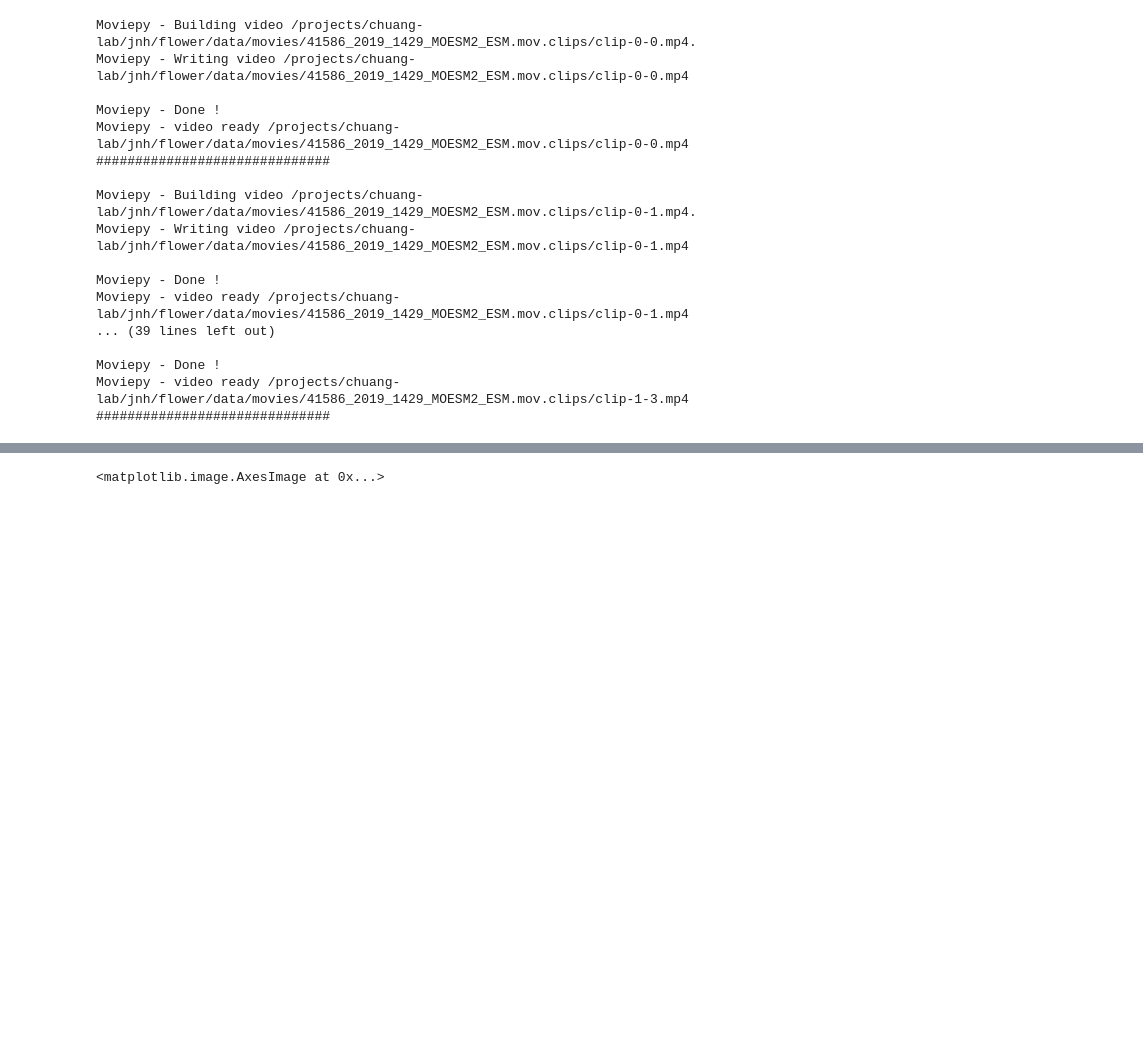
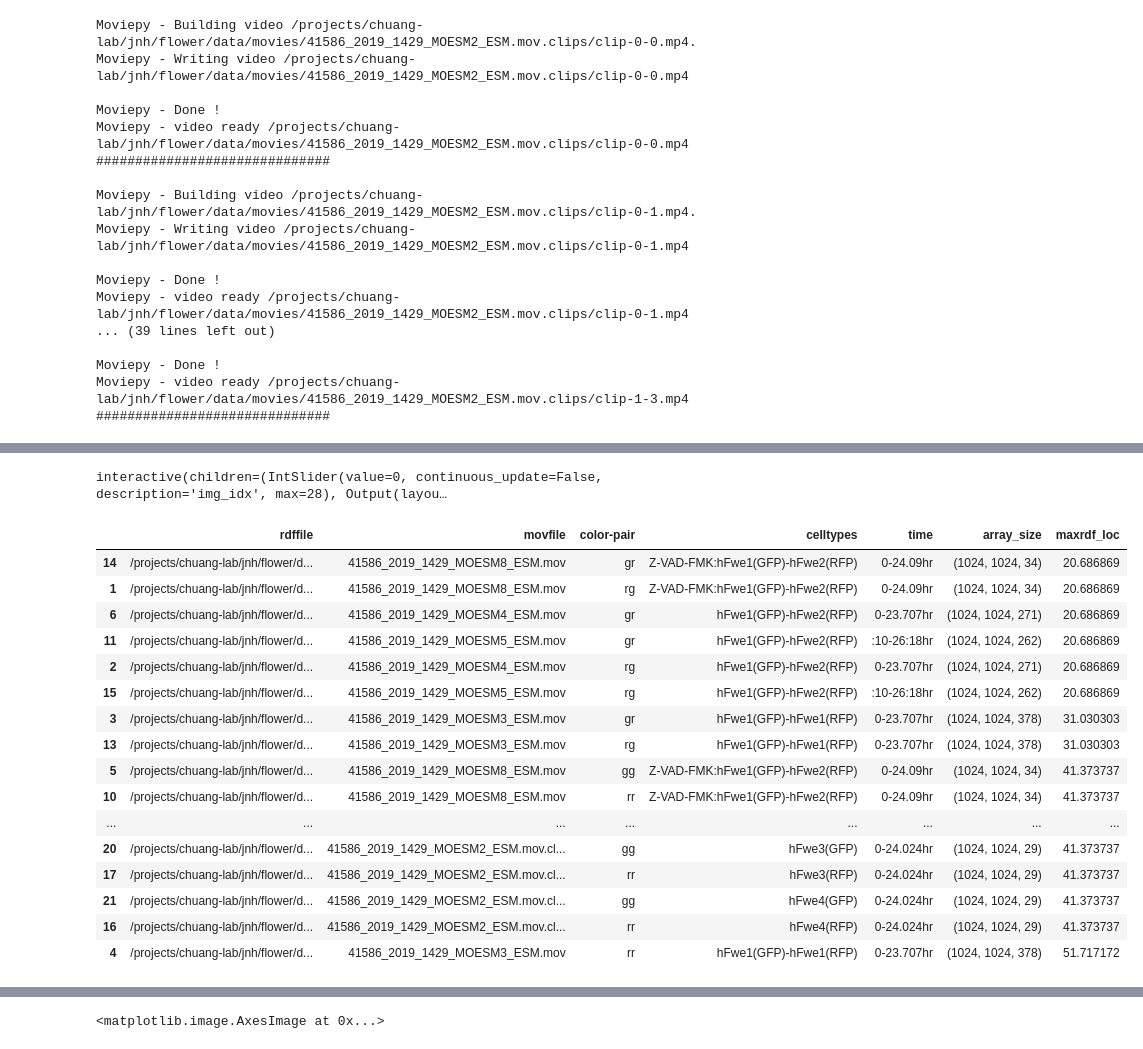
Before and after one commit to javadnoorb/flowermodel, a Jupyter notebook: notebooks/2019-08-30-flower-data-analysis-MOESM2.ipynb, the cells around one changed output, grey strips where cells are left out. Drawn from its saved outputs; the diff is of its cells as text; code cells hidden in the pictures; blank space fills up the shorter version.

```diff
--- a/notebooks/2019-08-30-flower-data-analysis-MOESM2.ipynb
+++ b/notebooks/2019-08-30-flower-data-analysis-MOESM2.ipynb
@@ -54,0 +146,16 @@ filename = '/projects/chuang-lab/jnh/flower/data/movies/41586_2019_1429_MOESM2_E
+# %%
+filename = '../data/movies/{:s}'.format(moviefile)
+vid = imageio.get_reader(filename,  'ffmpeg')
+
+def f(img_idx):
+    plotting.plot_blob_overlay(vid, img_idx, blobs);
+
+interactive_plot = widgets.interactive(f, img_idx=widgets.IntSlider(
+    min=0, max=vid.count_frames()-1, continuous_update=False))
+
+output = interactive_plot.children[-1]
+output.layout.height = '550px'
+output.layout.width = '550px'
+interactive_plot
+# %% [output]
+interactive(children=(IntSlider(value=0, continuous_update=False, description='img_idx', max=28), Output(layou…
@@ -54,0 +172,46 @@ filename = '/projects/chuang-lab/jnh/flower/data/movies/41586_2019_1429_MOESM2_E
+# %%
+data_path = '/projects/chuang-lab/jnh/flower/data'
+clipmeta = pd.read_csv('clip-metadata.txt', sep='\t')
+# def get_vid_shape(filename):
+#     vid = imageio.get_reader(filename,  'ffmpeg')
+#     return (*vid.get_data(0).shape[:2], vid.count_frames())
+
+# clipmeta['array_size'] = clipmeta['movfile'].apply(
+#     lambda x: get_vid_shape(os.path.join(data_path, 'movies', x)))
+
+# clipmeta.to_csv('clip-metadata.txt', index=False, sep='\t')
+
+rdffiles = glob.glob(os.path.join(data_path, 'blobs/*.color_*.csv'))
+rdffiles += glob.glob(os.path.join(data_path, 'blobs/*/*.color_*.csv'))
+rdffiles = pd.DataFrame(rdffiles, columns=['rdffile'])
+# p = re.compile('41586_2019_1429_MOESM._ESM\.mov')
+p = re.compile('(41586_2019_1429_MOESM\d_ESM.*)\.blob.rdf.color_(..)\.csv')
+rdffiles['movfile'] = rdffiles['rdffile'].map(lambda x: re.search(p, x)[1])
+rdffiles['color-pair'] = rdffiles['rdffile'].map(lambda x: re.search(p, x)[2])
+rdffiles = pd.merge(rdffiles, clipmeta, on='movfile', how='left')
+
+def get_maxrdf_loc(rdf_file):
+    rdf = pd.read_csv(rdf_file, index_col=0)
+    return float(rdf.mean().idxmax())
+
+rdffiles['maxrdf_loc'] = rdffiles['rdffile'].map(get_maxrdf_loc)
+# %%
+rdffiles.sort_values(['maxrdf_loc', 'celltypes', 'color-pair'])
+# %% [output]
+|  | rdffile | movfile | color-pair | celltypes | time | array_size | maxrdf_loc |
+| 14 | /projects/chuang-lab/jnh/flower/d... | 41586_2019_1429_MOESM8_ESM.mov | gr | Z-VAD-FMK:hFwe1(GFP)-hFwe2(RFP) | 0-24.09hr | (1024, 1024, 34) | 20.686869 |
+| 1 | /projects/chuang-lab/jnh/flower/d... | 41586_2019_1429_MOESM8_ESM.mov | rg | Z-VAD-FMK:hFwe1(GFP)-hFwe2(RFP) | 0-24.09hr | (1024, 1024, 34) | 20.686869 |
+| 6 | /projects/chuang-lab/jnh/flower/d... | 41586_2019_1429_MOESM4_ESM.mov | gr | hFwe1(GFP)-hFwe2(RFP) | 0-23.707hr | (1024, 1024, 271) | 20.686869 |
+| 11 | /projects/chuang-lab/jnh/flower/d... | 41586_2019_1429_MOESM5_ESM.mov | gr | hFwe1(GFP)-hFwe2(RFP) | :10-26:18hr | (1024, 1024, 262) | 20.686869 |
+| 2 | /projects/chuang-lab/jnh/flower/d... | 41586_2019_1429_MOESM4_ESM.mov | rg | hFwe1(GFP)-hFwe2(RFP) | 0-23.707hr | (1024, 1024, 271) | 20.686869 |
+| 15 | /projects/chuang-lab/jnh/flower/d... | 41586_2019_1429_MOESM5_ESM.mov | rg | hFwe1(GFP)-hFwe2(RFP) | :10-26:18hr | (1024, 1024, 262) | 20.686869 |
+| 3 | /projects/chuang-lab/jnh/flower/d... | 41586_2019_1429_MOESM3_ESM.mov | gr | hFwe1(GFP)-hFwe1(RFP) | 0-23.707hr | (1024, 1024, 378) | 31.030303 |
+| 13 | /projects/chuang-lab/jnh/flower/d... | 41586_2019_1429_MOESM3_ESM.mov | rg | hFwe1(GFP)-hFwe1(RFP) | 0-23.707hr | (1024, 1024, 378) | 31.030303 |
+| 5 | /projects/chuang-lab/jnh/flower/d... | 41586_2019_1429_MOESM8_ESM.mov | gg | Z-VAD-FMK:hFwe1(GFP)-hFwe2(RFP) | 0-24.09hr | (1024, 1024, 34) | 41.373737 |
+| 10 | /projects/chuang-lab/jnh/flower/d... | 41586_2019_1429_MOESM8_ESM.mov | rr | Z-VAD-FMK:hFwe1(GFP)-hFwe2(RFP) | 0-24.09hr | (1024, 1024, 34) | 41.373737 |
+| ... | ... | ... | ... | ... | ... | ... | ... |
+| 20 | /projects/chuang-lab/jnh/flower/d... | 41586_2019_1429_MOESM2_ESM.mov.cl... | gg | hFwe3(GFP) | 0-24.024hr | (1024, 1024, 29) | 41.373737 |
+| 17 | /projects/chuang-lab/jnh/flower/d... | 41586_2019_1429_MOESM2_ESM.mov.cl... | rr | hFwe3(RFP) | 0-24.024hr | (1024, 1024, 29) | 41.373737 |
+| 21 | /projects/chuang-lab/jnh/flower/d... | 41586_2019_1429_MOESM2_ESM.mov.cl... | gg | hFwe4(GFP) | 0-24.024hr | (1024, 1024, 29) | 41.373737 |
+| 16 | /projects/chuang-lab/jnh/flower/d... | 41586_2019_1429_MOESM2_ESM.mov.cl... | rr | hFwe4(RFP) | 0-24.024hr | (1024, 1024, 29) | 41.373737 |
+| 4 | /projects/chuang-lab/jnh/flower/d... | 41586_2019_1429_MOESM3_ESM.mov | rr | hFwe1(GFP)-hFwe1(RFP) | 0-23.707hr | (1024, 1024, 378) | 51.717172 |
```
Also changed, not shown: parts of 18 cells of this notebook, 8 other files.
